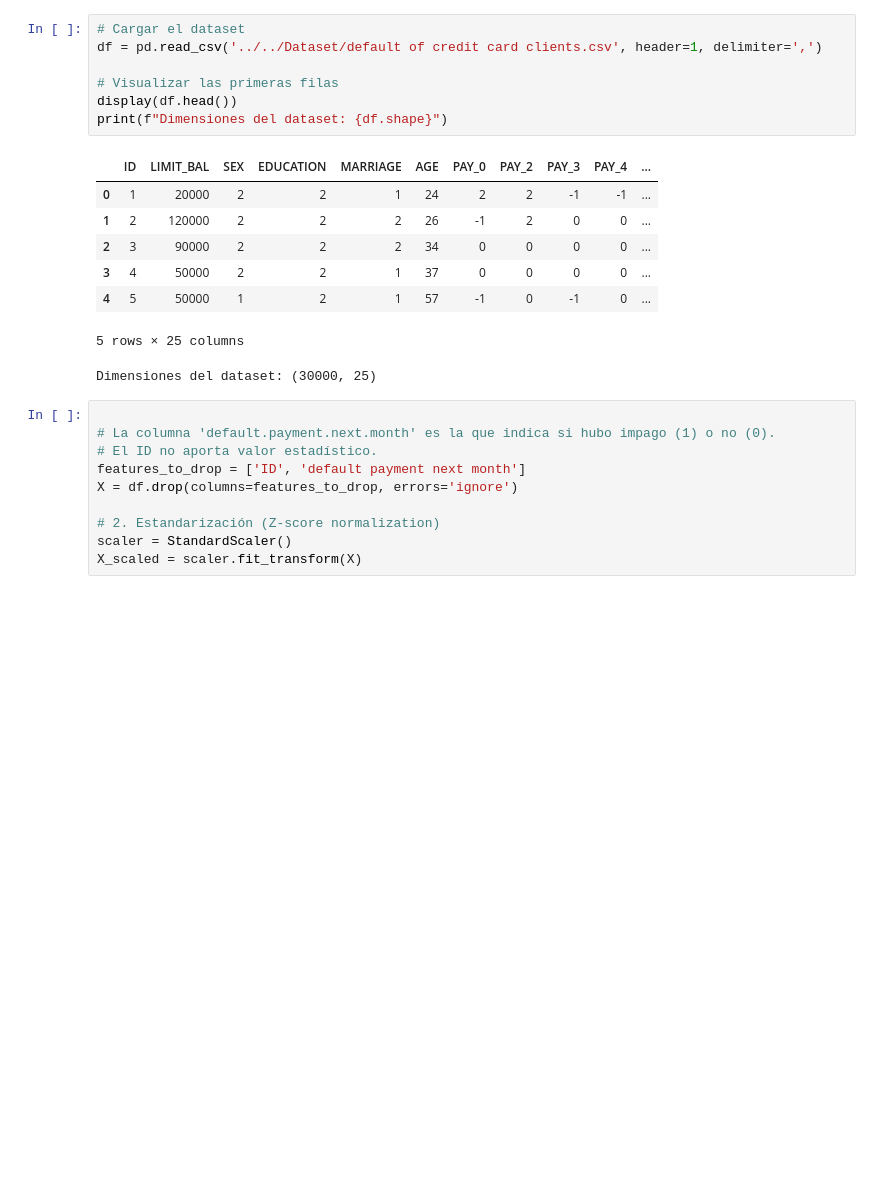
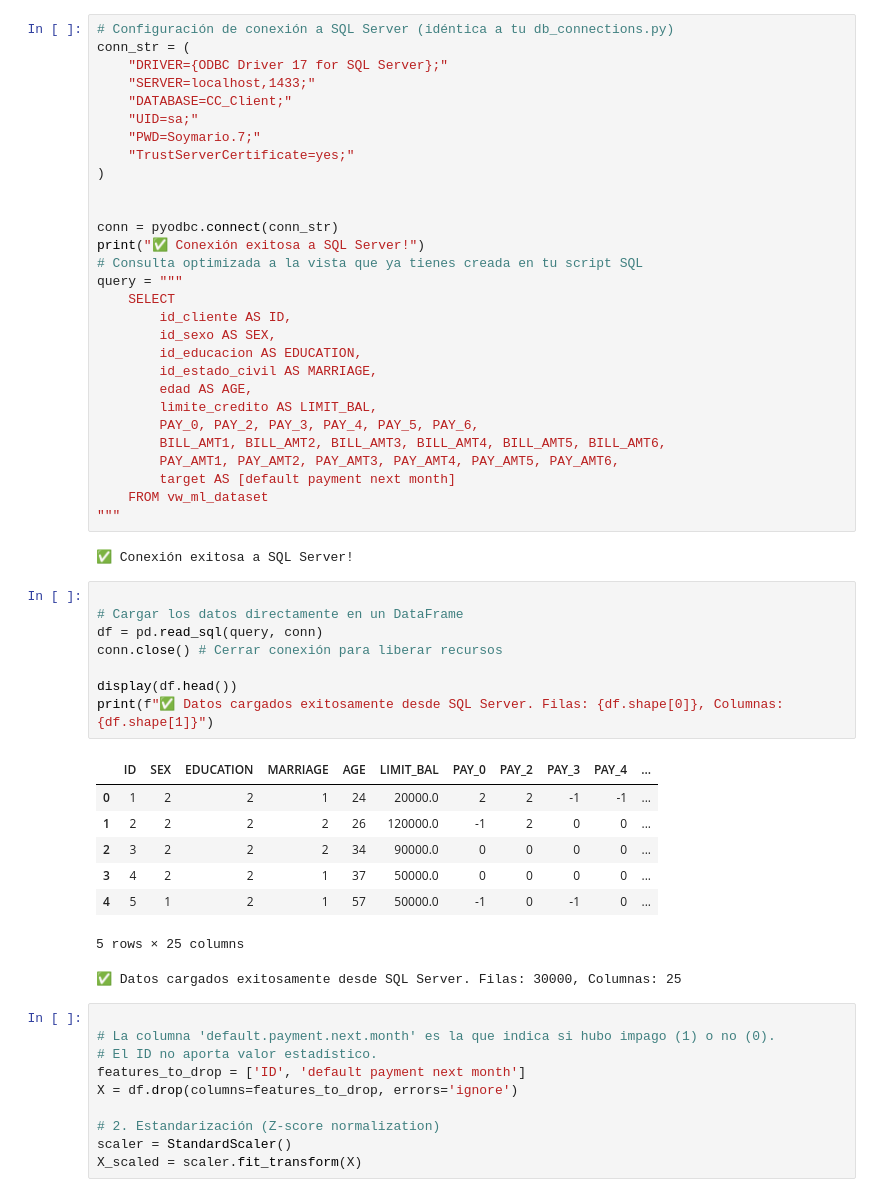
Before and after one commit to Mario-Unach/IF-Base-datos-Machine-learning, a Jupyter notebook: Models/K-Means/K-Means.ipynb, the cells around one changed output. Drawn from its saved outputs; the diff is of its cells as text; blank space fills up the shorter version.

```diff
--- a/Models/K-Means/K-Means.ipynb
+++ b/Models/K-Means/K-Means.ipynb
@@ -15,22 +15,54 @@ import joblib
 # Configuración de visualización
 sns.set_theme(style="whitegrid")
 plt.rcParams['figure.figsize'] = (12, 6)
-# %%
-# Cargar el dataset
-df = pd.read_csv('../../Dataset/default of credit card clients.csv', header=1, delimiter=',')
-
-# Visualizar las primeras filas
-display(df.head())
-print(f"Dimensiones del dataset: {df.shape}")
-# %% [output]
-|  | ID | LIMIT_BAL | SEX | EDUCATION | MARRIAGE | AGE | PAY_0 | PAY_2 | PAY_3 | PAY_4 | ... |
-| 0 | 1 | 20000 | 2 | 2 | 1 | 24 | 2 | 2 | -1 | -1 | ... |
-| 1 | 2 | 120000 | 2 | 2 | 2 | 26 | -1 | 2 | 0 | 0 | ... |
-| 2 | 3 | 90000 | 2 | 2 | 2 | 34 | 0 | 0 | 0 | 0 | ... |
-| 3 | 4 | 50000 | 2 | 2 | 1 | 37 | 0 | 0 | 0 | 0 | ... |
-| 4 | 5 | 50000 | 1 | 2 | 1 | 57 | -1 | 0 | -1 | 0 | ... |
-5 rows × 25 columns
-Dimensiones del dataset: (30000, 25)
+# %%
+# Configuración de conexión a SQL Server (idéntica a tu db_connections.py)
+conn_str = (
+    "DRIVER={ODBC Driver 17 for SQL Server};"
+    "SERVER=localhost,1433;"
+    "DATABASE=CC_Client;"
+    "UID=sa;"
+    "PWD=Soymario.7;"
+    "TrustServerCertificate=yes;"
+)
+
+
+conn = pyodbc.connect(conn_str)
+print("✅ Conexión exitosa a SQL Server!")
+# Consulta optimizada a la vista que ya tienes creada en tu script SQL
+query = """
+    SELECT
+        id_cliente AS ID,
+        id_sexo AS SEX,
+        id_educacion AS EDUCATION,
+        id_estado_civil AS MARRIAGE,
+        edad AS AGE,
+        limite_credito AS LIMIT_BAL,
+        PAY_0, PAY_2, PAY_3, PAY_4, PAY_5, PAY_6,
+        BILL_AMT1, BILL_AMT2, BILL_AMT3, BILL_AMT4, BILL_AMT5, BILL_AMT6,
+        PAY_AMT1, PAY_AMT2, PAY_AMT3, PAY_AMT4, PAY_AMT5, PAY_AMT6,
+        target AS [default payment next month]
+    FROM vw_ml_dataset
+"""
+# %% [output]
+✅ Conexión exitosa a SQL Server!
+# %%
+
+# Cargar los datos directamente en un DataFrame
+df = pd.read_sql(query, conn)
+conn.close() # Cerrar conexión para liberar recursos
+
+display(df.head())
+print(f"✅ Datos cargados exitosamente desde SQL Server. Filas: {df.shape[0]}, Columnas: {df.shape[1]}")
+# %% [output]
+|  | ID | SEX | EDUCATION | MARRIAGE | AGE | LIMIT_BAL | PAY_0 | PAY_2 | PAY_3 | PAY_4 | ... |
+| 0 | 1 | 2 | 2 | 1 | 24 | 20000.0 | 2 | 2 | -1 | -1 | ... |
+| 1 | 2 | 2 | 2 | 2 | 26 | 120000.0 | -1 | 2 | 0 | 0 | ... |
+| 2 | 3 | 2 | 2 | 2 | 34 | 90000.0 | 0 | 0 | 0 | 0 | ... |
+| 3 | 4 | 2 | 2 | 1 | 37 | 50000.0 | 0 | 0 | 0 | 0 | ... |
+| 4 | 5 | 1 | 2 | 1 | 57 | 50000.0 | -1 | 0 | -1 | 0 | ... |
+5 rows × 25 columns
+✅ Datos cargados exitosamente desde SQL Server. Filas: 30000, Columnas: 25
 # %%
 
 # La columna 'default.payment.next.month' es la que indica si hubo impago (1) o no (0).
```
Also changed, not shown: parts of 4 cells of this notebook, 4 other files.
